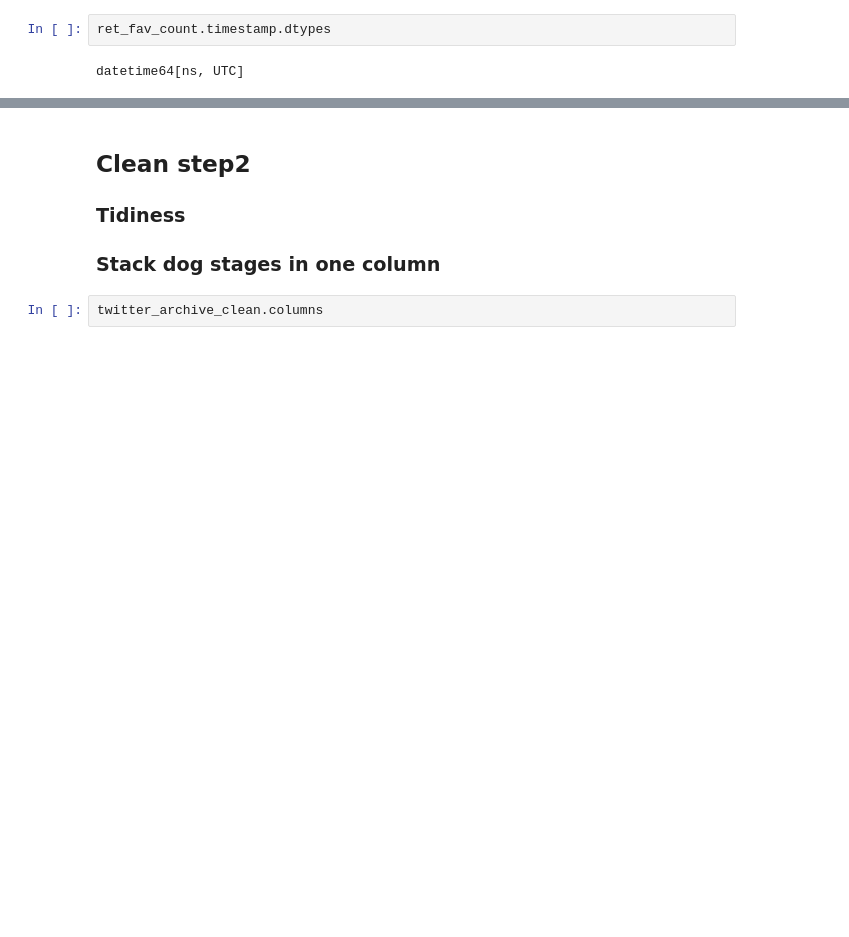
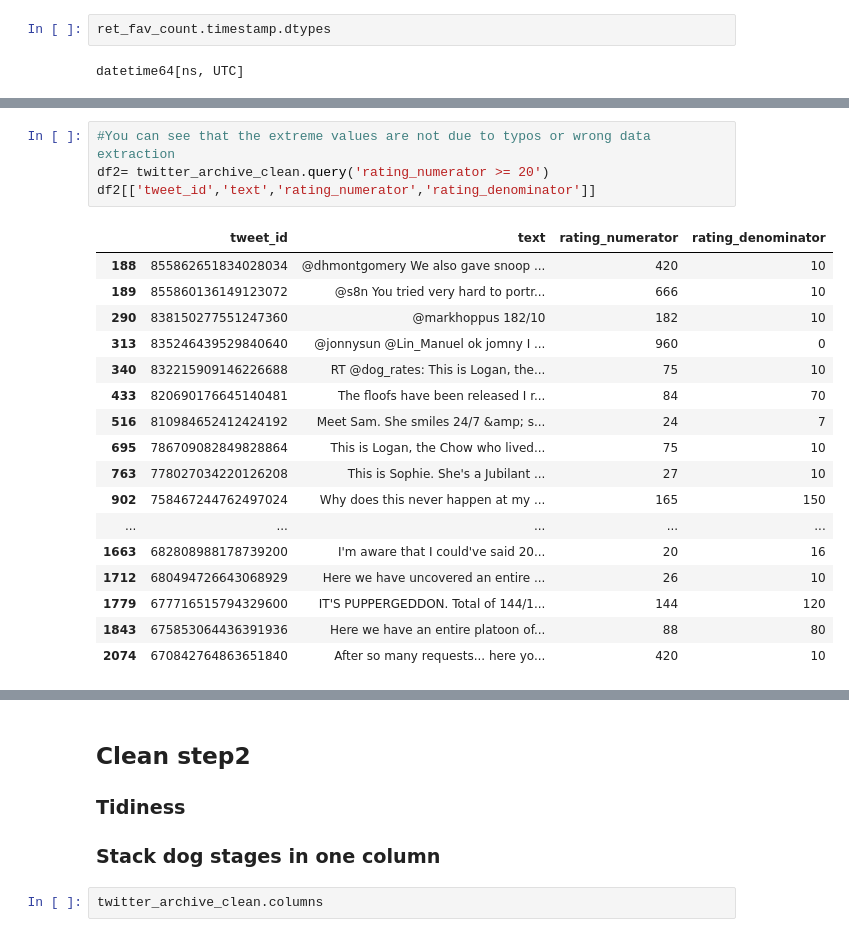
Before and after one commit to CherifArsanious/wrangle-and-analyze-data-project, a Jupyter notebook: wrangle_act.ipynb, the cells around one changed output, grey strips where cells are left out. Cells and saved outputs as stored; diff of their text form; blank space fills up the shorter version.

```diff
--- a/wrangle_act.ipynb
+++ b/wrangle_act.ipynb
@@ -761,0 +777,22 @@ doggo, floofer, pupper, puppo should be stacked in one column
+# %%
+#You can see that the extreme values are not due to typos or wrong data extraction
+df2= twitter_archive_clean.query('rating_numerator >= 20')
+df2[['tweet_id','text','rating_numerator','rating_denominator']]
+# %% [output]
+|  | tweet_id | text | rating_numerator | rating_denominator |
+| 188 | 855862651834028034 | @dhmontgomery We also gave snoop ... | 420 | 10 |
+| 189 | 855860136149123072 | @s8n You tried very hard to portr... | 666 | 10 |
+| 290 | 838150277551247360 | @markhoppus 182/10 | 182 | 10 |
+| 313 | 835246439529840640 | @jonnysun @Lin_Manuel ok jomny I ... | 960 | 0 |
+| 340 | 832215909146226688 | RT @dog_rates: This is Logan, the... | 75 | 10 |
+| 433 | 820690176645140481 | The floofs have been released I r... | 84 | 70 |
+| 516 | 810984652412424192 | Meet Sam. She smiles 24/7 &amp; s... | 24 | 7 |
+| 695 | 786709082849828864 | This is Logan, the Chow who lived... | 75 | 10 |
+| 763 | 778027034220126208 | This is Sophie. She's a Jubilant ... | 27 | 10 |
+| 902 | 758467244762497024 | Why does this never happen at my ... | 165 | 150 |
+| ... | ... | ... | ... | ... |
+| 1663 | 682808988178739200 | I'm aware that I could've said 20... | 20 | 16 |
+| 1712 | 680494726643068929 | Here we have uncovered an entire ... | 26 | 10 |
+| 1779 | 677716515794329600 | IT'S PUPPERGEDDON. Total of 144/1... | 144 | 120 |
+| 1843 | 675853064436391936 | Here we have an entire platoon of... | 88 | 80 |
+| 2074 | 670842764863651840 | After so many requests... here yo... | 420 | 10 |
```
Also changed, not shown: parts of 24 cells of this notebook.
